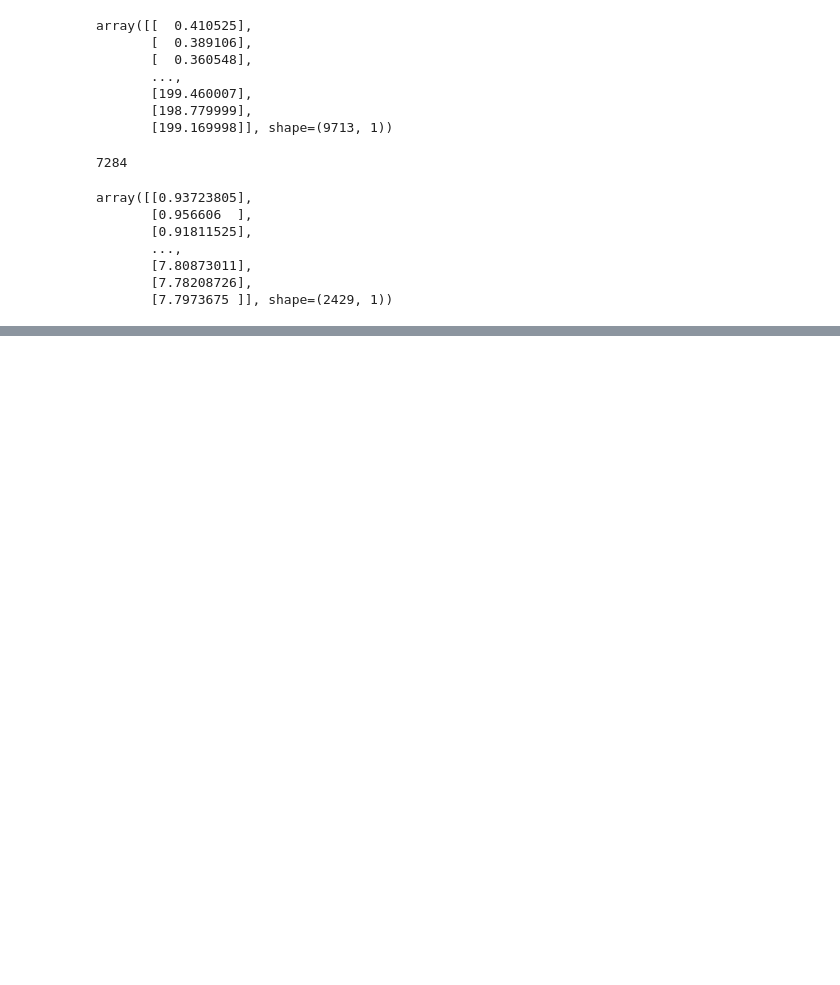
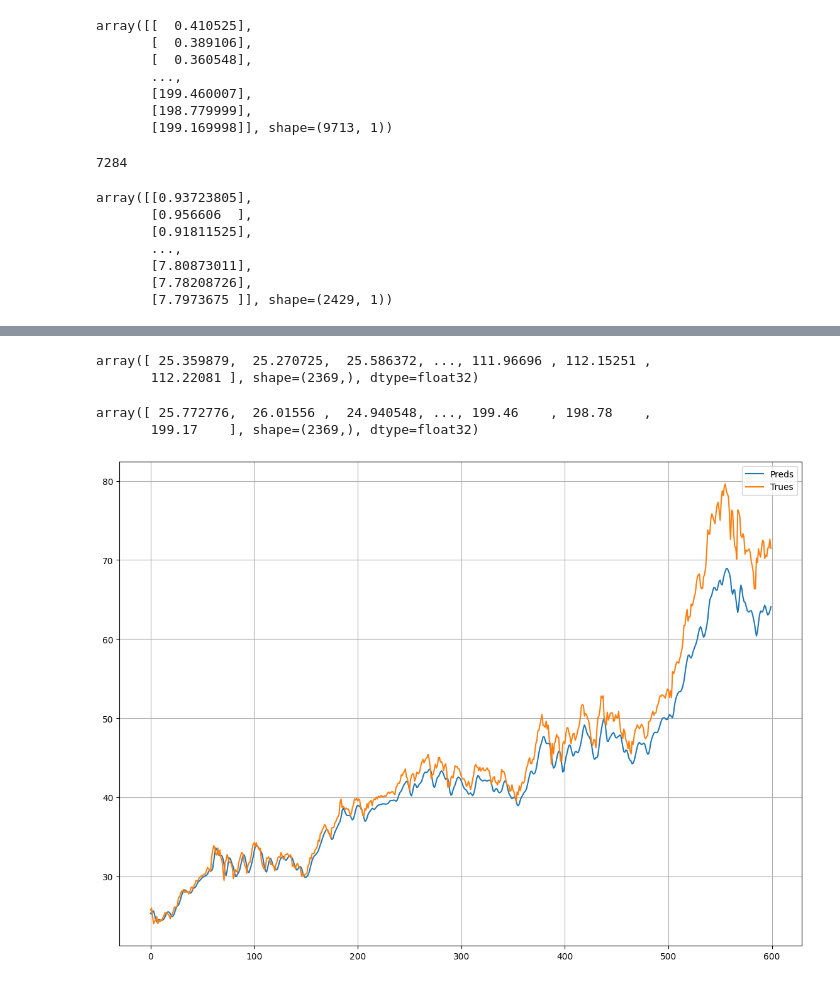
Before and after one commit to SeoYun-Y/study, a Jupyter notebook: multicampus_practice/20260522/03_RNN_exam.ipynb, the cells around one changed output, grey strips where cells are left out. Cells and saved outputs as stored; diff of their text form; code cells hidden in the pictures; blank space fills up the shorter version.

```diff
--- a/multicampus_practice/20260522/03_RNN_exam.ipynb
+++ b/multicampus_practice/20260522/03_RNN_exam.ipynb
@@ -216,0 +255,22 @@ Epoch 20 Train MSE: 7.154e-05 Test MSE: 3.44426506
+# %%
+# 스케일링 데이터를 원본의 데이터셋으로 변경 -> 그래프로 시각화
+pred_origin = scaler.inverse_transform(preds.reshape(-1,1)).squeeze(-1)
+pred_origin
+# %% [output]
+array([ 25.359879,  25.270725,  25.586372, ..., 111.96696 , 112.15251 ,
+       112.22081 ], shape=(2369,), dtype=float32)
+# %%
+trues_origin = scaler.inverse_transform(trues.reshape(-1,1)).squeeze(-1)
+trues_origin
+# %% [output]
+array([ 25.772776,  26.01556 ,  24.940548, ..., 199.46    , 198.78    ,
+       199.17    ], shape=(2369,), dtype=float32)
+# %%
+plt.figure(figsize = (14,10))
+plt.plot(pred_origin[:600], label = 'Preds')
+plt.plot(trues_origin[:600], label = 'Trues')
+plt.legend()
+plt.grid()
+plt.show()
+# %% [output]
+[figure, added]
```
Also changed, not shown: parts of 18 cells of this notebook, 1 other file.
